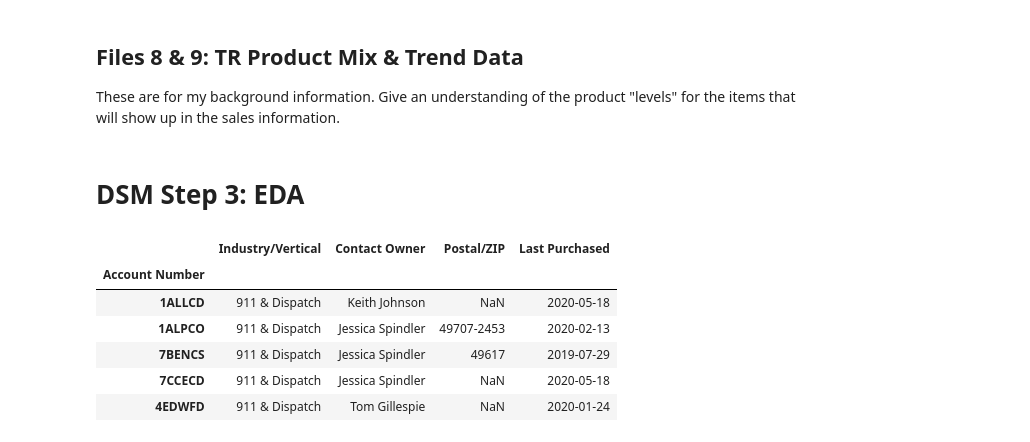
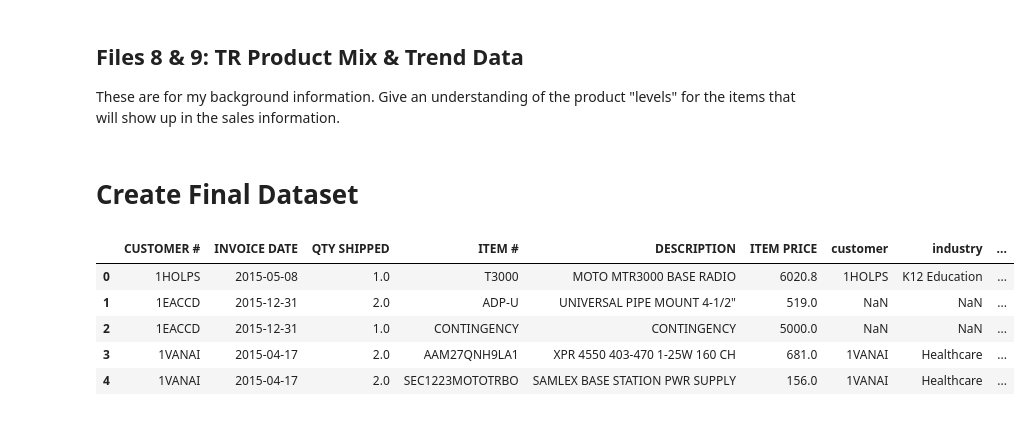
Before and after one commit to markdurrenberger/Retail_Forecasting, a Jupyter notebook: 2_3DataWrangling_EDA.ipynb, the cells around one changed output. Cells and saved outputs as stored; diff of their text form; code cells hidden in the pictures.

```diff
--- a/2_3DataWrangling_EDA.ipynb
+++ b/2_3DataWrangling_EDA.ipynb
@@ -412,9 +412,11 @@ An idea for furthering this project: create a function that takes in an item # a
 # %%
+### Not using this code at this stage, but this is what I'll do come modelling time to drop the column
+
 # Storing the descriptions for future use
-descriptions = sales['DESCRIPTION'].values
+#descriptions = sales['DESCRIPTION'].values
 
 # Dropping from df
-sales.drop('DESCRIPTION', axis=1, inplace=True)
+#sales.drop('DESCRIPTION', axis=1, inplace=True)
 # %%
 print(sales.head())
 print(sales.info())
@@ -793,7 +792,7 @@ customers.head()
 | 1KENCD | 911 & Dispatch | Keith Johnson | 2019-06-28 | 6.0 | 592820.26 | 6/12/2017 | Kent | kent |
 | 4BERSH | Government Services | Tom Gillespie | 2020-05-15 | 7.0 | 563431.43 | 11/01/1999 | Berrien | berrien |
 # %%
-customers = pd.merge(customers, county_opps, how='left', left_on='county_merge',
+customers = pd.merge(customers.reset_index(), county_opps, how='left', left_on='county_merge',
                     right_on='county')
 customers.head()
 # %% [output]
@@ -808,10 +807,10 @@ customers.drop(['county_merge','County, State','county_y', 'TOTAL MARKET OPPORTU
                axis=1, inplace=True)
 # %%
 customers.columns
-customers.columns = ['industry', 'contact_owner', 'last_purchase', 'rank', 'lifetime_sales',
-       'first_sale', 'county', 'population', 'current_motorola',
-       'market_opportunity', 'TOTAL MARKET OPPORTUNITY',
-       '%_market_opp']
+customers.columns = ['customer', 'industry', 'contact_owner', 'last_purchase', 'rank',
+                     'lifetime_sales',
+                     'first_sale', 'county', 'population', 'current_motorola',
+                     'market_opportunity','%_market_opp']
 # %%
 customers.head()
 # %% [output]
@@ -831,15 +830,16 @@ This data too narrow for our purposes. Will be ignored for this project.
 ## Files 8 & 9: TR Product Mix & Trend Data
 
 These are for my background information. Give an understanding of the product "levels" for the items that will show up in the sales information.
-# %% [markdown]
-# DSM Step 3: EDA
+# %% [markdown]
+# Create Final Dataset
+# %%
+merged = pd.merge(sales, customers, left_on='CUSTOMER #', right_on='customer', how='left')
 # %%
-customers.head()
+merged.head()
 # %% [output]
-|  | Industry/Vertical | Contact Owner | Postal/ZIP | Last Purchased |
-| Account Number |  |  |  |  |
-| 1ALLCD | 911 & Dispatch | Keith Johnson | NaN | 2020-05-18 |
-| 1ALPCO | 911 & Dispatch | Jessica Spindler | 49707-2453 | 2020-02-13 |
-| 7BENCS | 911 & Dispatch | Jessica Spindler | 49617 | 2019-07-29 |
-| 7CCECD | 911 & Dispatch | Jessica Spindler | NaN | 2020-05-18 |
-| 4EDWFD | 911 & Dispatch | Tom Gillespie | NaN | 2020-01-24 |
+|  | CUSTOMER # | INVOICE DATE | QTY SHIPPED | ITEM # | DESCRIPTION | ITEM PRICE | customer | industry | ... |
+| 0 | 1HOLPS | 2015-05-08 | 1.0 | T3000 | MOTO MTR3000 BASE RADIO | 6020.8 | 1HOLPS | K12 Education | ... |
+| 1 | 1EACCD | 2015-12-31 | 2.0 | ADP-U | UNIVERSAL PIPE MOUNT 4-1/2" | 519.0 | NaN | NaN | ... |
+| 2 | 1EACCD | 2015-12-31 | 1.0 | CONTINGENCY | CONTINGENCY | 5000.0 | NaN | NaN | ... |
+| 3 | 1VANAI | 2015-04-17 | 2.0 | AAM27QNH9LA1 | XPR 4550 403-470 1-25W 160 CH | 681.0 | 1VANAI | Healthcare | ... |
+| 4 | 1VANAI | 2015-04-17 | 2.0 | SEC1223MOTOTRBO | SAMLEX BASE STATION PWR SUPPLY | 156.0 | 1VANAI | Healthcare | ... |
```
Also changed, not shown: parts of 24 cells of this notebook.
